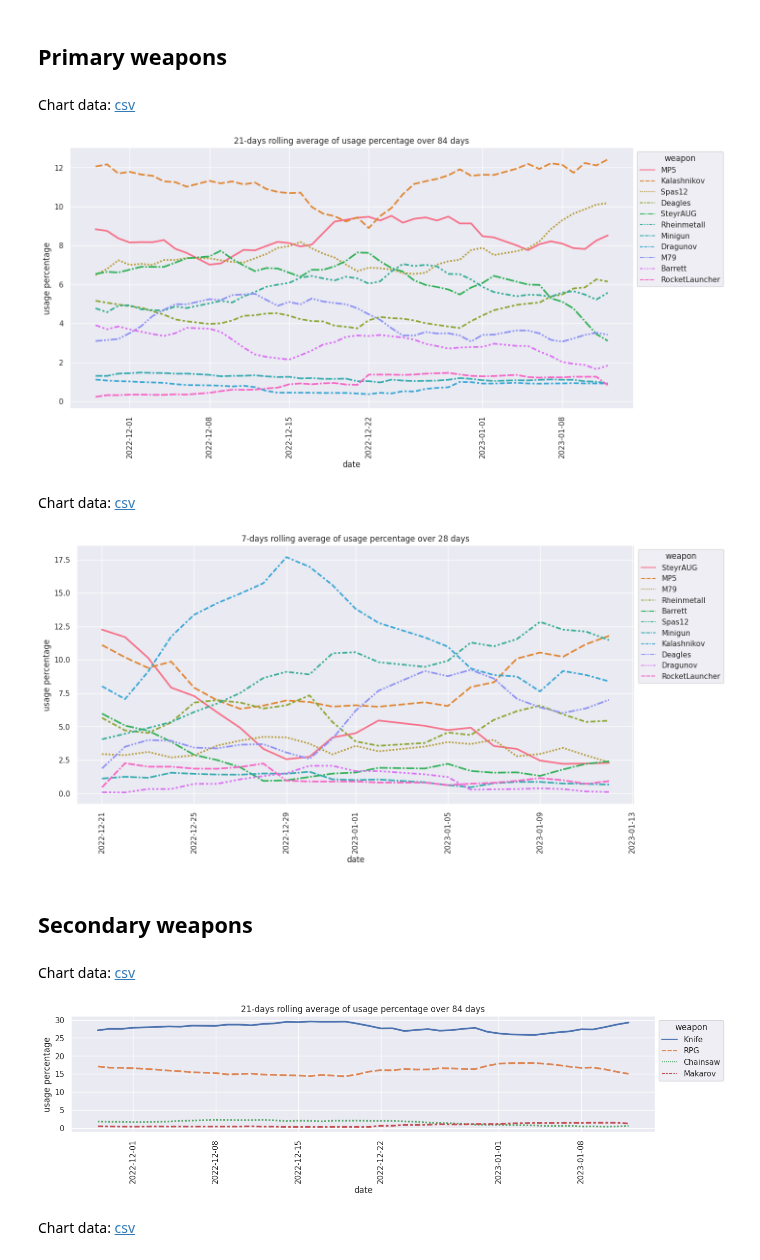
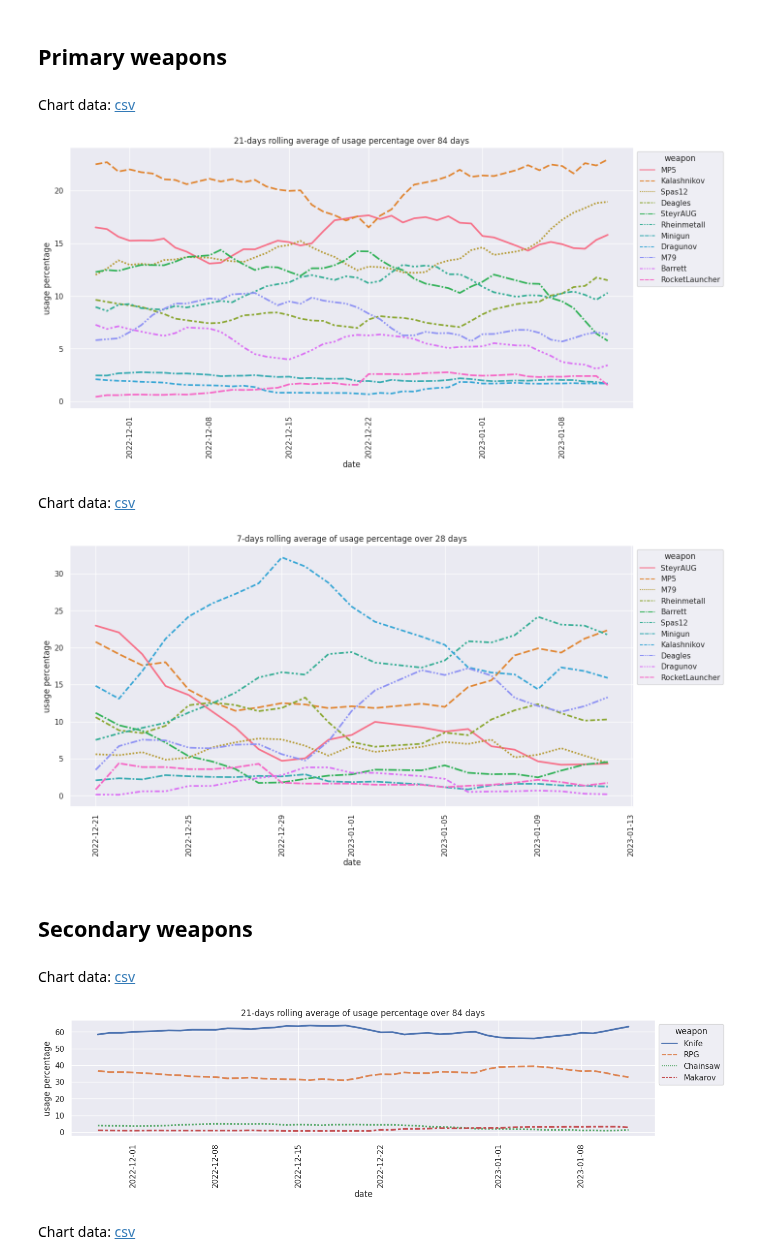
Before and after one commit to s2vndl/s2_1st_tournament_stats, a Jupyter notebook: stats_weapon_usage_trends_v2.ipynb, the cells around one changed output. Saved outputs shown, nothing was run; the diff lists cells and outputs as text; code cells hidden in the pictures.

Commit message:
fix usage normalisation

```diff
--- a/stats_weapon_usage_trends_v2.ipynb
+++ b/stats_weapon_usage_trends_v2.ipynb
@@ -76,41 +76,41 @@ def rolling_average_weapons_used(days: int, weapons_list, chart_height):
     select
         weaponName as weapon,
         date,
         usage,
-        100.0 * usage / (select sum(usage) from weapon_usage_by_date wu2 where wu.date = wu2.date) as 'usage percentage'
+        100.0 * usage / (select sum(usage) from weapon_usage_by_date wu2 where wu.date = wu2.date and weaponName in ({weapons_list_str})) as 'usage percentage'
     from weapon_usage_by_date wu
         where date >= datetime('now', '-{total_period} days')
         and weaponName in ({weapons_list_str})
     """, con, parse_dates=['date'])
 
     df["usage percentage"] = df.groupby("weapon", as_index=False, group_keys=False)\
         .apply(lambda grp, freq: grp.rolling(freq, on='date', min_periods=int(days * 0.75))['usage percentage'].mean(), f"{days}D")
 
     def generate_rolling_average_plot(df, days: int, chart_height):
         sns.set(rc={'figure.figsize': (15, chart_height)})
         plt = sns.lineplot(df, x="date", y=f"usage percentage", style="weapon",
                            hue="weapon", linewidth=2.5)
         plt.xaxis.set_major_locator(FixedLocator(plt.get_xticks().tolist()))
         plt.set_xticklabels(plt.get_xticklabels(), rotation=90)
         plt.set_title(f"{days}-days rolling average of usage percentage over {total_period} days")
         sns.move_legend(plt, "upper left", bbox_to_anchor=(1, 1))
         return plt
 
     generate_rolling_average_plot(df, days, chart_height=chart_height)
     dump_csv(df, f"wu2_ra_{days}_{''.join(weapons_list)}")
 
 
 rolling_average_weapons_used(21, WEAPONS_PRIMARY, chart_height=7)
 pass
 # %% [output]
 Chart data: csv
-[figure, old version]
+[figure, new version]
 # %%
 rolling_average_weapons_used(7, WEAPONS_PRIMARY, chart_height=7)
 pass
 # %% [output]
 Chart data: csv
-[figure, old version]
+[figure, new version]
 # %% [markdown]
 ## Secondary weapons
 # %%
@@ -118,7 +118,7 @@ rolling_average_weapons_used(21, WEAPONS_SECONDARY, chart_height=3)
 pass
 # %% [output]
 Chart data: csv
-[figure, old version]
+[figure, new version]
 # %%
 used = rolling_average_weapons_used(7, WEAPONS_SECONDARY, chart_height=3)
 pass
```
Also changed, not shown: parts of 2 cells of this notebook, 4 other files.
